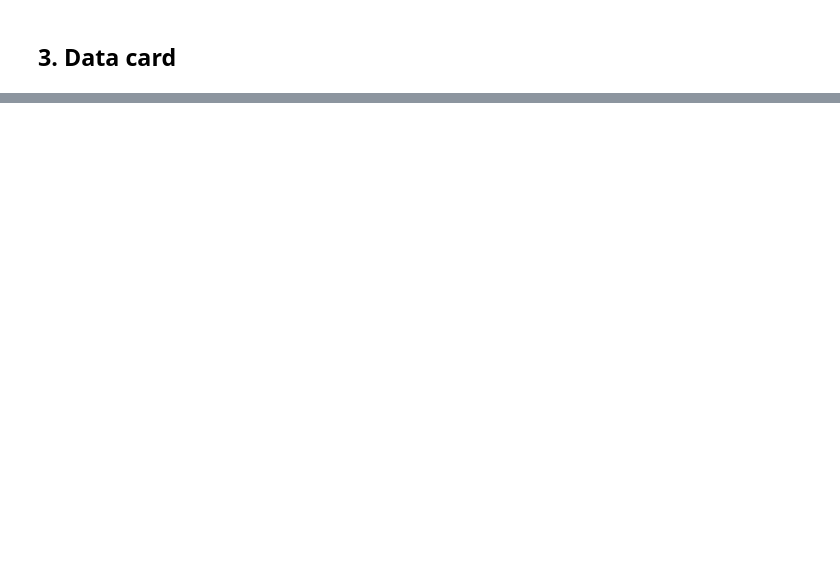
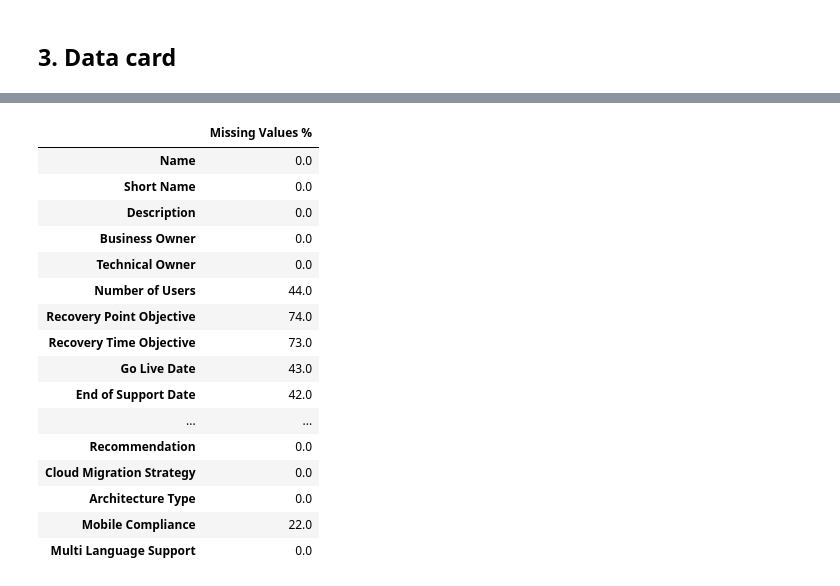
Before and after one commit to syedfaiqueali/Kaggle-Notebooks, a Jupyter notebook: data-cleaning.ipynb, the cells around one changed output, grey strips where cells are left out. Drawn from its saved outputs; the diff is of its cells as text; code cells hidden in the pictures; blank space fills up the shorter version.

```diff
--- a/data-cleaning.ipynb
+++ b/data-cleaning.ipynb
@@ -228,0 +208,20 @@ duplicates:
+# %%
+completeness
+# %% [output]
+|  | Missing Values % |
+| Name | 0.0 |
+| Short Name | 0.0 |
+| Description | 0.0 |
+| Business Owner | 0.0 |
+| Technical Owner | 0.0 |
+| Number of Users | 44.0 |
+| Recovery Point Objective | 74.0 |
+| Recovery Time Objective | 73.0 |
+| Go Live Date | 43.0 |
+| End of Support Date | 42.0 |
+| ... | ... |
+| Recommendation | 0.0 |
+| Cloud Migration Strategy | 0.0 |
+| Architecture Type | 0.0 |
+| Mobile Compliance | 22.0 |
+| Multi Language Support | 0.0 |
```
Also changed, not shown: parts of 6 cells of this notebook.
